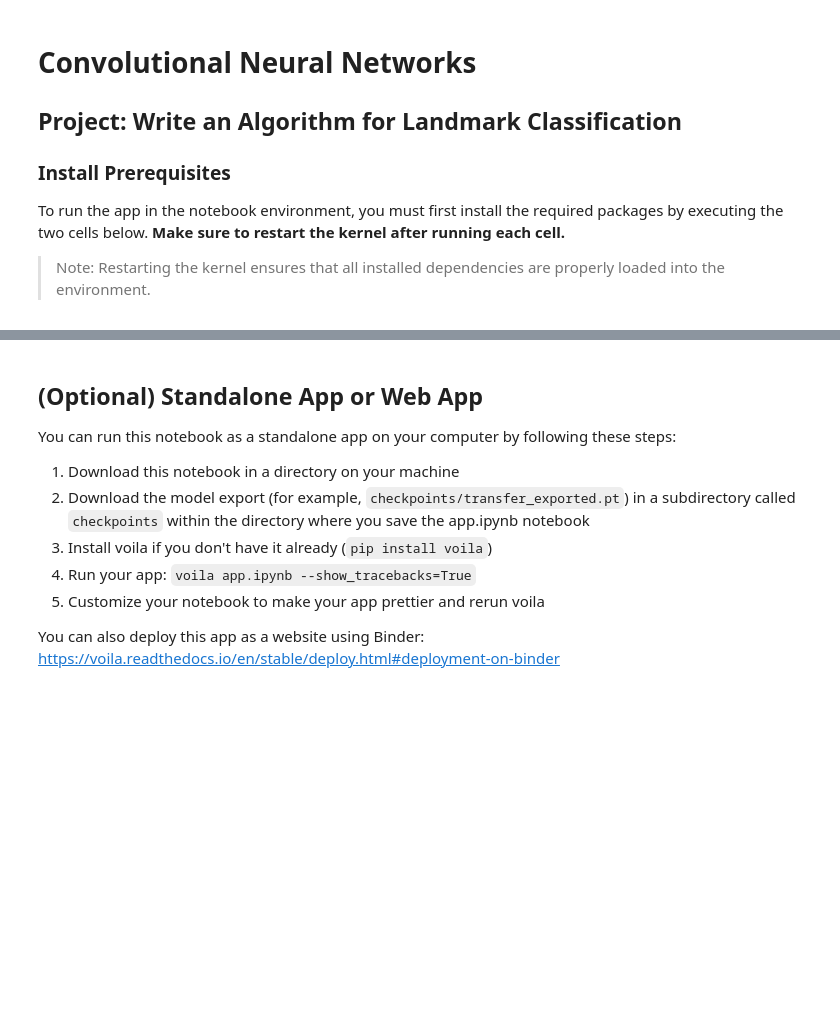
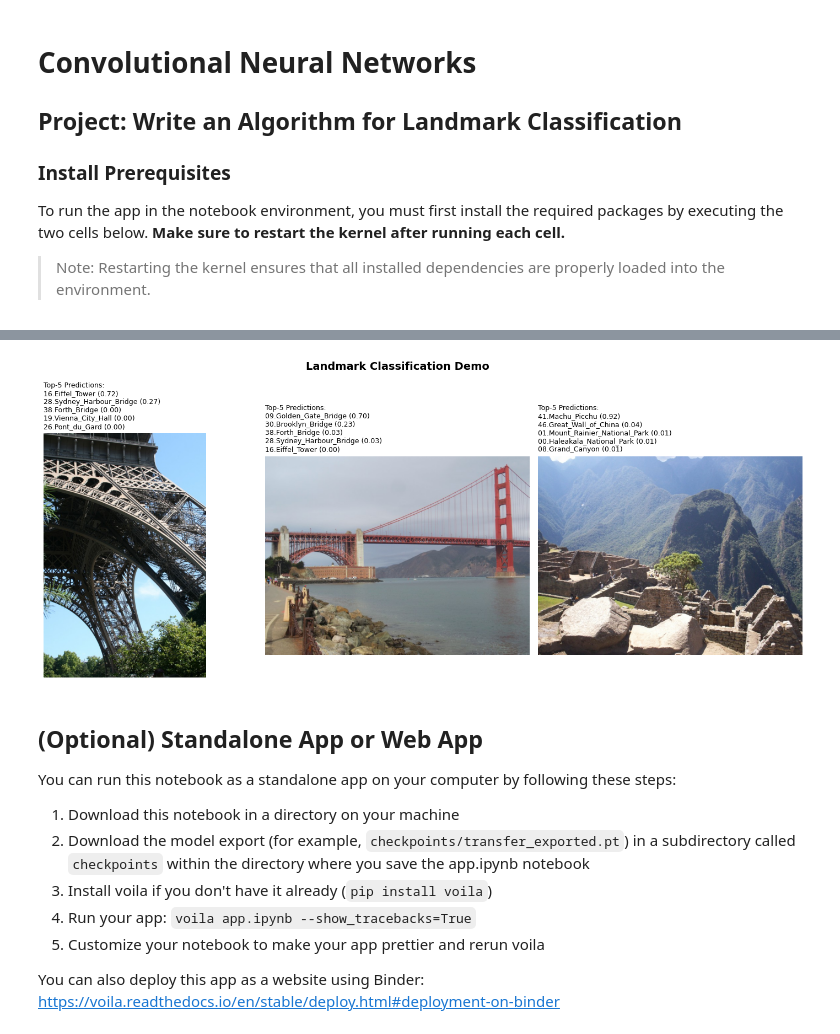
Before and after one commit to trwilcoxson/cnn-landmark-classifier, a Jupyter notebook: app.ipynb, the cells around one changed output, grey strips where cells are left out. Drawn from its saved outputs; the diff is of its cells as text; code cells hidden in the pictures; blank space fills up the shorter version.

```diff
--- a/app.ipynb
+++ b/app.ipynb
@@ -98,3 +118,47 @@ VBox(wgs)
+# %%
+import torch
+import torchvision.transforms as T
+from PIL import Image
+import numpy as np
+from pathlib import Path
+import matplotlib.pyplot as plt
+
+# Load the transfer learning model
+learn_inf = torch.jit.load("checkpoints/transfer_exported.pt")
+
+# Use landmark images from static_images/ (not part of the training/test datasets)
+sample_images = [
+    Path("static_images/test/16.Eiffel_Tower/3828627c8730f160.jpg"),
+    Path("static_images/test/09.Golden_Gate_Bridge/190f3bae17c32c37.jpg"),
+    Path("static_images/test/41.Machu_Picchu/4336abf3179202f2.jpg"),
+]
+
+fig, axes = plt.subplots(1, len(sample_images), figsize=(5 * len(sample_images), 6))
+
+for ax, img_path in zip(axes, sample_images):
+    img = Image.open(img_path).convert("RGB")
+
+    # Transform and classify
+    timg = T.ToTensor()(img).unsqueeze_(0)
+    softmax = learn_inf(timg).data.cpu().numpy().squeeze()
+    idxs = np.argsort(softmax)[::-1]
+
+    # Display image
+    ax.imshow(img)
+    ax.axis('off')
+
+    # Show top-5 predictions
+    pred_text = "\n".join(
+        f"{learn_inf.class_names[idxs[i]]} ({softmax[idxs[i]]:.2f})"
+        for i in range(5)
+    )
+    ax.set_title(f"Top-5 Predictions:\n{pred_text}", fontsize=9, loc='left')
+
+plt.suptitle("Landmark Classification Demo", fontsize=14, fontweight='bold')
+plt.tight_layout()
+plt.show()
+# %% [output]
+[figure, added]
 # %% [markdown]
 ## (Optional) Standalone App or Web App
 
```
Also changed, not shown: parts of 3 cells of this notebook, 1 other file.
